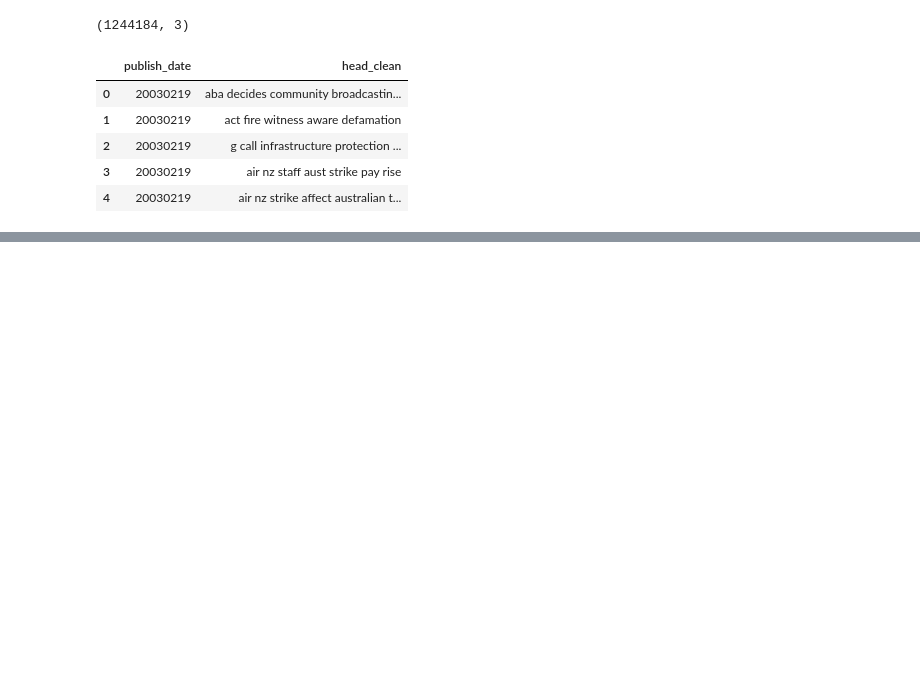
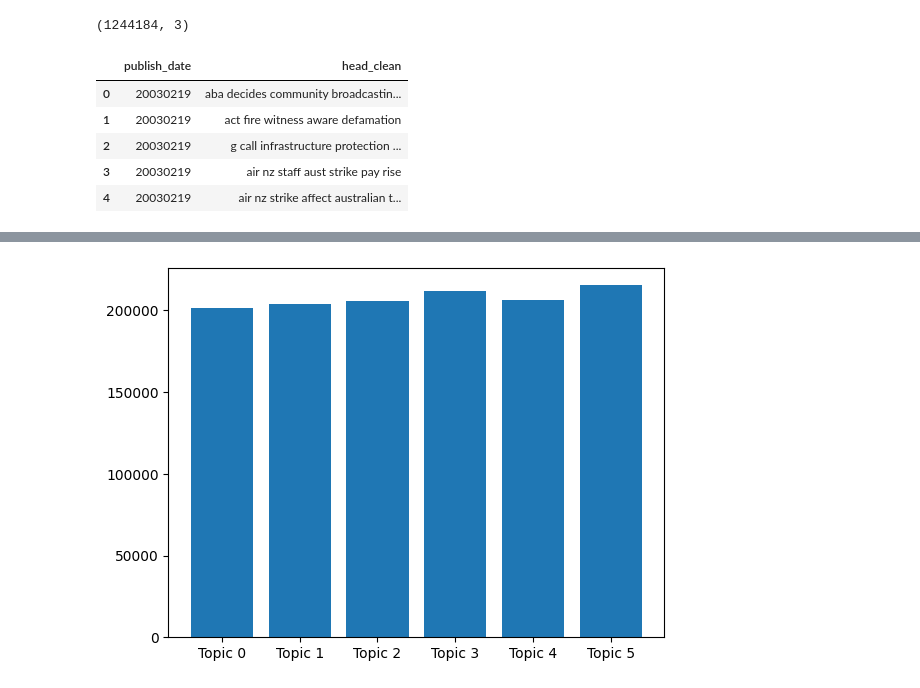
Before and after one commit to asjian/STATS451FinalProject, a Jupyter notebook: LDA.ipynb, the cells around one changed output, grey strips where cells are left out. Drawn from its saved outputs; the diff is of its cells as text; code cells hidden in the pictures; blank space fills up the shorter version.

```diff
--- a/LDA.ipynb
+++ b/LDA.ipynb
@@ -233,0 +240,12 @@ plot_bot_words(lda_model, tfidf_feature_names, 10, 'LDA topic-word distribution'
+# %%
+topiccounts = [0 for a in range(6)]
+topics = [b for b in range(6)]
+
+for i in range(len(lda_top)):
+  for j, prob in enumerate(lda_top[i]):
+    topiccounts[j] += prob
+
+plt.bar(topics, topiccounts, tick_label = ['Topic 0', 'Topic 1', 'Topic 2', 'Topic 3', 'Topic 4', 'Topic 5'])
+plt.show()
+# %% [output]
+[figure, added]
```
Also changed, not shown: parts of 10 cells of this notebook, 1 other file.
